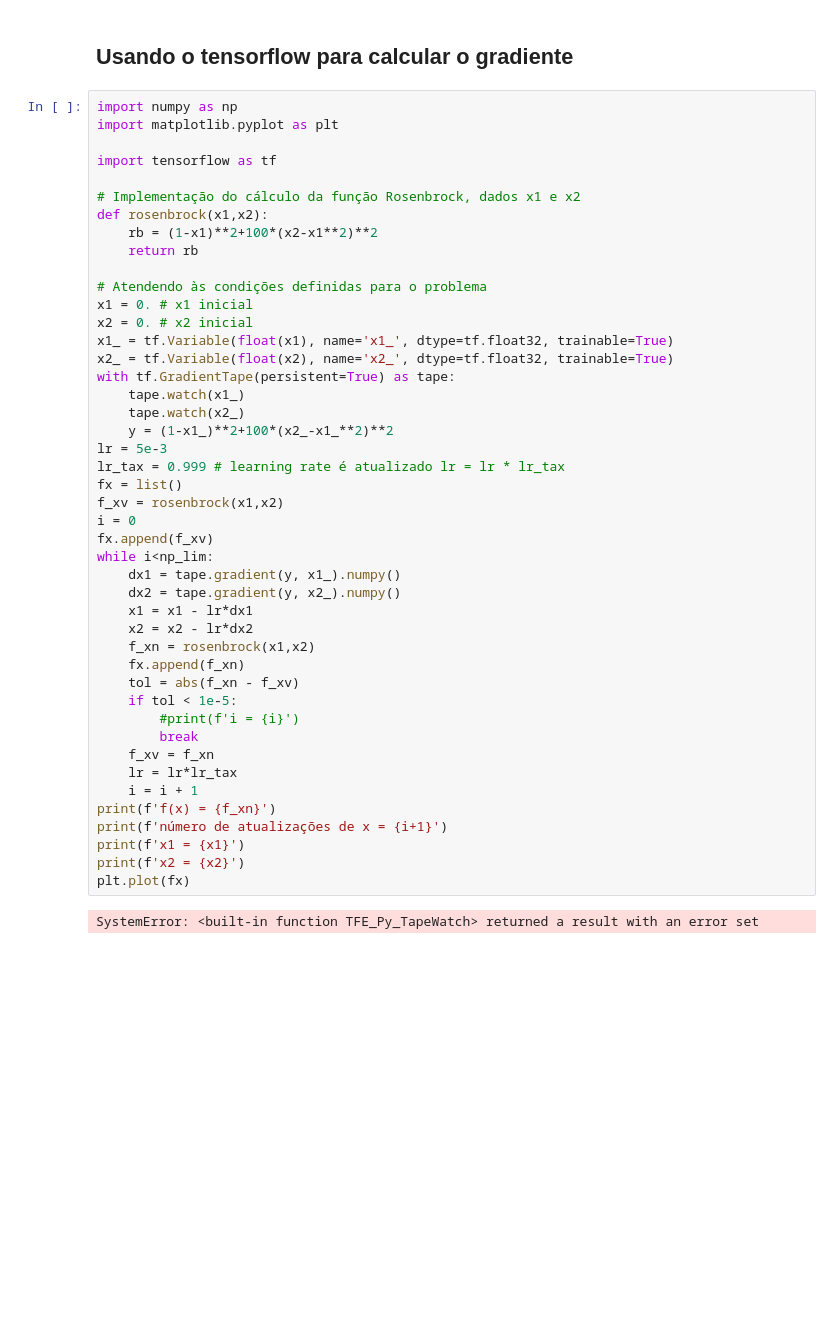
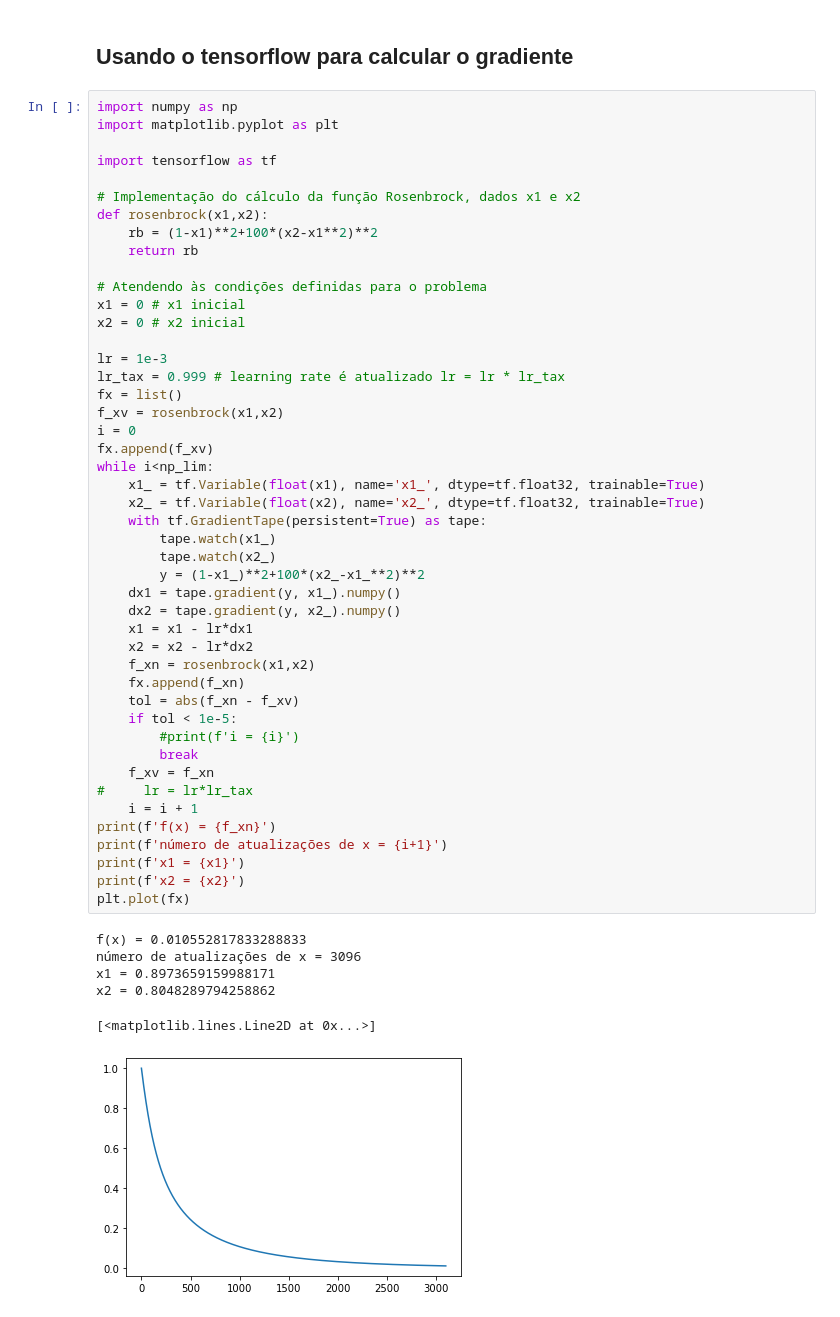
Before and after one commit to andisantos/MO431-432, a Jupyter notebook: MO431/T2/T2_gil.ipynb, the cells around one changed output. Saved outputs shown, nothing was run; the diff lists cells and outputs as text; blank space fills up the shorter version.

```diff
--- a/MO431/T2/T2_gil.ipynb
+++ b/MO431/T2/T2_gil.ipynb
@@ -106,41 +106,47 @@ import tensorflow as tf
 # Implementação do cálculo da função Rosenbrock, dados x1 e x2
 def rosenbrock(x1,x2):
     rb = (1-x1)**2+100*(x2-x1**2)**2
     return rb
 
 # Atendendo às condições definidas para o problema
-x1 = 0. # x1 inicial
-x2 = 0. # x2 inicial
-x1_ = tf.Variable(float(x1), name='x1_', dtype=tf.float32, trainable=True)
-x2_ = tf.Variable(float(x2), name='x2_', dtype=tf.float32, trainable=True)
-with tf.GradientTape(persistent=True) as tape:
-    tape.watch(x1_)
-    tape.watch(x2_)
-    y = (1-x1_)**2+100*(x2_-x1_**2)**2
-lr = 5e-3
+x1 = 0 # x1 inicial
+x2 = 0 # x2 inicial
+
+lr = 1e-3
 lr_tax = 0.999 # learning rate é atualizado lr = lr * lr_tax
 fx = list()
 f_xv = rosenbrock(x1,x2)
 i = 0
 fx.append(f_xv)
 while i<np_lim:
+    x1_ = tf.Variable(float(x1), name='x1_', dtype=tf.float32, trainable=True)
+    x2_ = tf.Variable(float(x2), name='x2_', dtype=tf.float32, trainable=True)
+    with tf.GradientTape(persistent=True) as tape:
+        tape.watch(x1_)
+        tape.watch(x2_)
+        y = (1-x1_)**2+100*(x2_-x1_**2)**2
     dx1 = tape.gradient(y, x1_).numpy()
     dx2 = tape.gradient(y, x2_).numpy()
     x1 = x1 - lr*dx1
     x2 = x2 - lr*dx2
     f_xn = rosenbrock(x1,x2)
     fx.append(f_xn)
     tol = abs(f_xn - f_xv)
     if tol < 1e-5:
         #print(f'i = {i}')
         break
     f_xv = f_xn
-    lr = lr*lr_tax
+#     lr = lr*lr_tax
     i = i + 1
 print(f'f(x) = {f_xn}')
 print(f'número de atualizações de x = {i+1}')
 print(f'x1 = {x1}')
 print(f'x2 = {x2}')
 plt.plot(fx)
 # %% [output]
-SystemError: <built-in function TFE_Py_TapeWatch> returned a result with an error set
+f(x) = 0.010552817833288833
+número de atualizações de x = 3096
+x1 = 0.8973659159988171
+x2 = 0.8048289794258862
+[<matplotlib.lines.Line2D at 0x...>]
+[figure, added]
```
Also changed, not shown: parts of 3 cells of this notebook, 3 other files.
